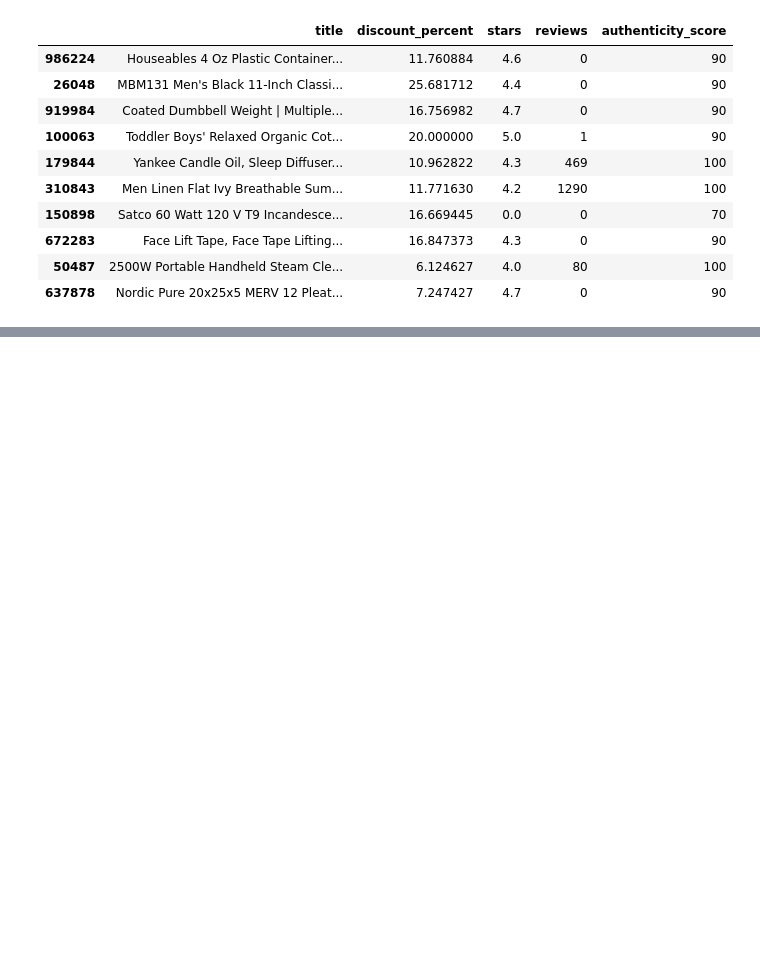
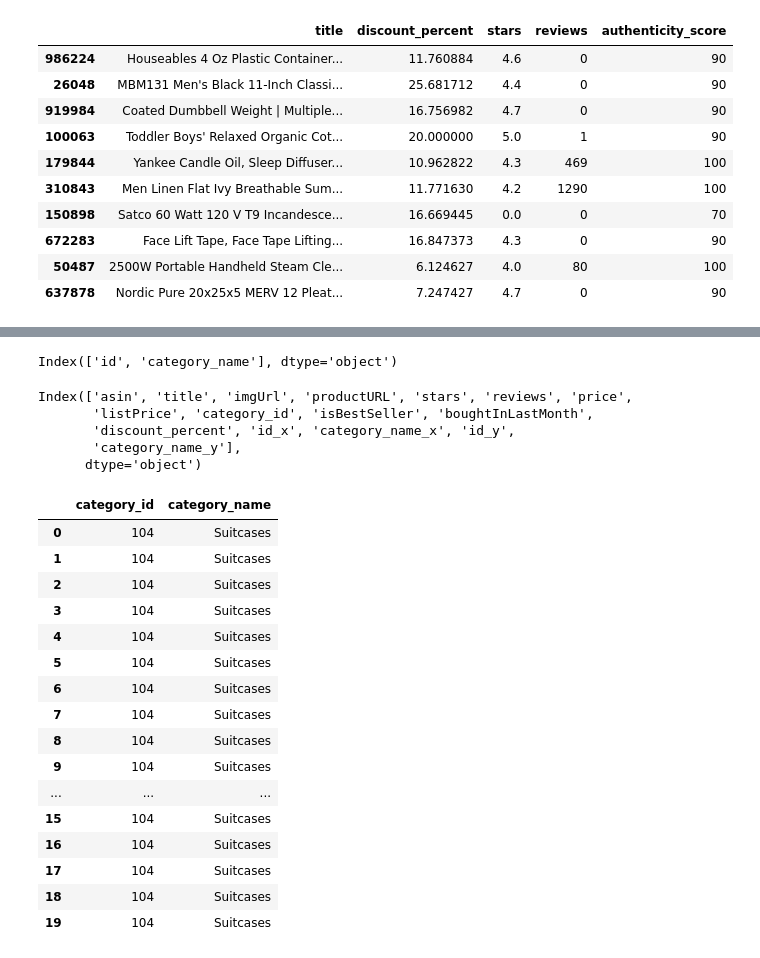
Before and after one commit to MrInfinityboss/fake-discount-detector, a Jupyter notebook: notebooks/analysis.ipynb, the cells around one changed output, grey strips where cells are left out. Saved outputs shown, nothing was run; the diff lists cells and outputs as text; code cells hidden in the pictures; blank space fills up the shorter version.

```diff
--- a/notebooks/analysis.ipynb
+++ b/notebooks/analysis.ipynb
@@ -174,0 +406,7 @@ df.sort_values(by="authenticity_score", ascending=True)[
+# %%
+df = pd.read_csv("../data/amazon_products.csv")
+
+# basic cleaning again
+df = df[df["listPrice"] > 0]
+
+df["discount_percent"] = ((df["listPrice"] - df["price"]) / df["listPrice"]) * 100
@@ -174,0 +420,42 @@ df.sort_values(by="authenticity_score", ascending=True)[
+# %%
+cat = pd.read_csv("../data/amazon_categories.csv")
+
+df = df.merge(cat, left_on="category_id", right_on="id", how="left")
+# %%
+cat = pd.read_csv("../data/amazon_categories.csv")
+cat.columns
+# %% [output]
+Index(['id', 'category_name'], dtype='object')
+# %%
+df.columns
+# %% [output]
+Index(['asin', 'title', 'imgUrl', 'productURL', 'stars', 'reviews', 'price',
+       'listPrice', 'category_id', 'isBestSeller', 'boughtInLastMonth',
+       'discount_percent', 'id_x', 'category_name_x', 'id_y',
+       'category_name_y'],
+      dtype='object')
+# %%
+df["category_id"] = df["category_id"].astype(int)
+cat["id"] = cat["id"].astype(int)
+# %%
+df = df.merge(cat, left_on="category_id", right_on="id", how="left")
+# %%
+df[["category_id","category_name"]].head(20)
+# %% [output]
+|  | category_id | category_name |
+| 0 | 104 | Suitcases |
+| 1 | 104 | Suitcases |
+| 2 | 104 | Suitcases |
+| 3 | 104 | Suitcases |
+| 4 | 104 | Suitcases |
+| 5 | 104 | Suitcases |
+| 6 | 104 | Suitcases |
+| 7 | 104 | Suitcases |
+| 8 | 104 | Suitcases |
+| 9 | 104 | Suitcases |
+| ... | ... | ... |
+| 15 | 104 | Suitcases |
+| 16 | 104 | Suitcases |
+| 17 | 104 | Suitcases |
+| 18 | 104 | Suitcases |
+| 19 | 104 | Suitcases |
```
Also changed, not shown: parts of 25 cells of this notebook, 8 other files.
